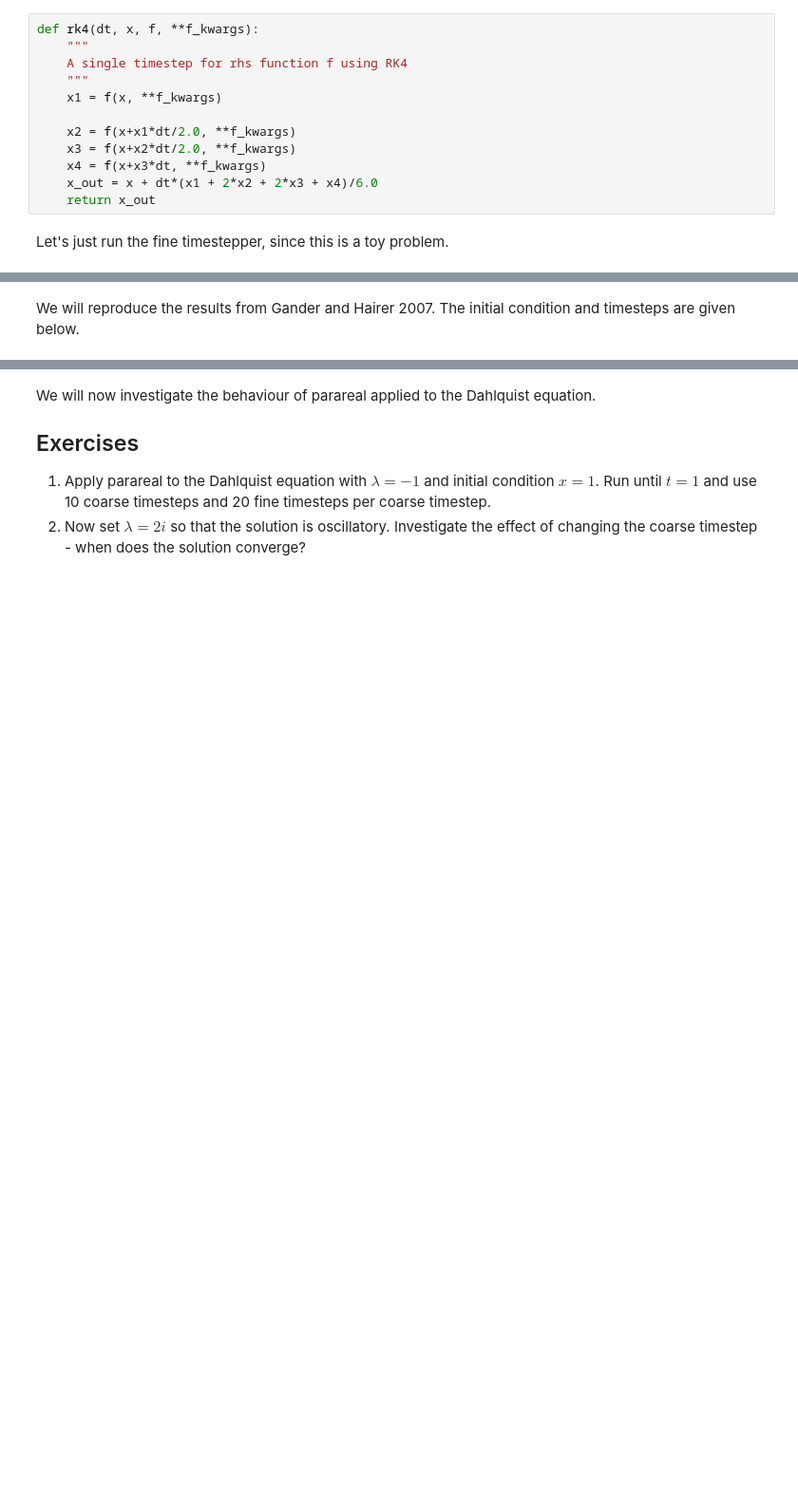
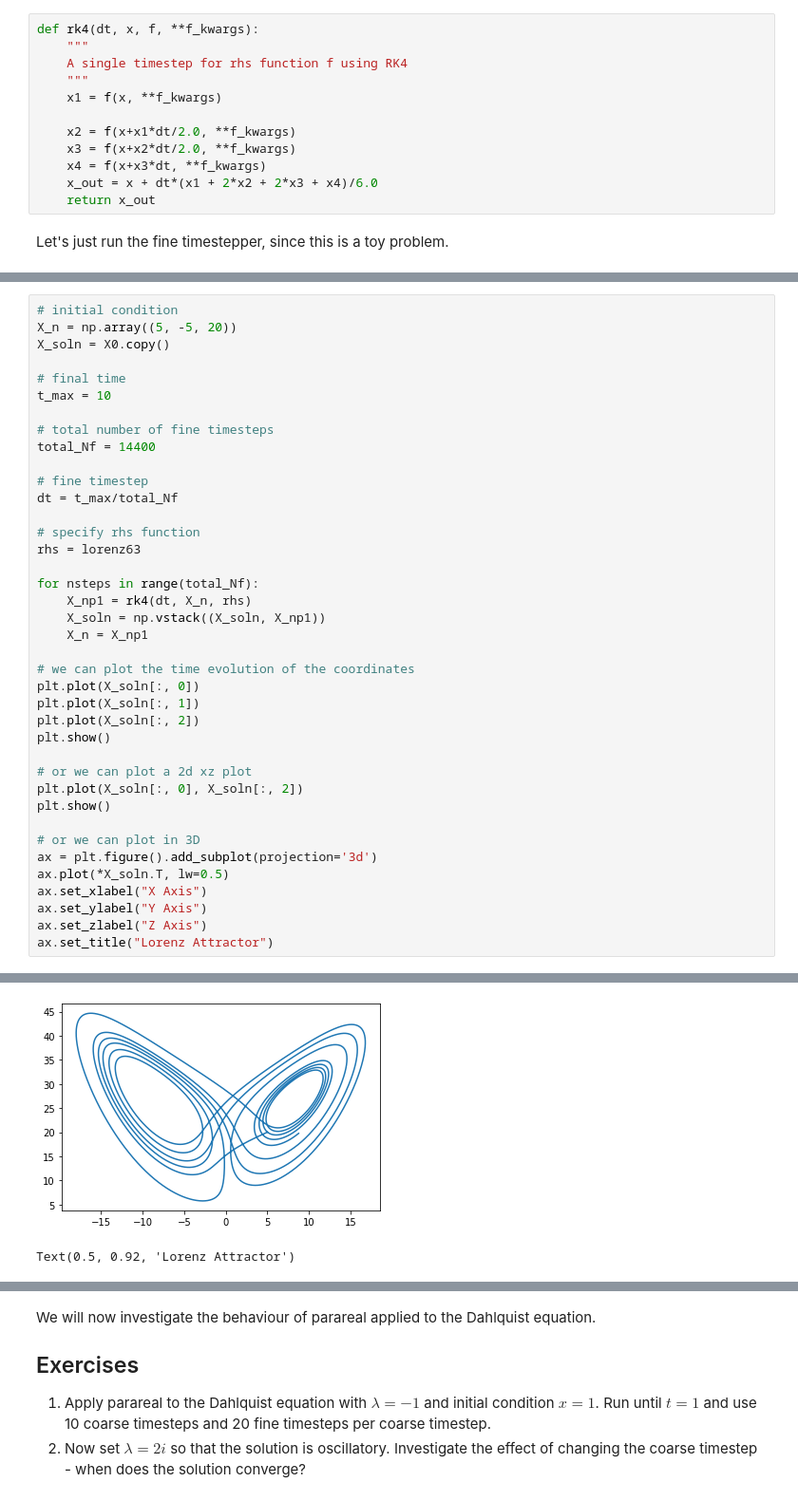
Before and after one commit to jshipton/ExascaleAlgorithmsPDEs, a Jupyter notebook: parareal_answers.ipynb, the cells around one changed output, grey strips where cells are left out. Shown at 95% size. Saved outputs shown, nothing was run; the diff lists cells and outputs as text; blank space fills up the shorter version.

Commit message:
completed code for parareal applied to the Lorenz system

```diff
--- a/parareal_answers.ipynb
+++ b/parareal_answers.ipynb
@@ -96,2 +55,40 @@ ax.set_title("Lorenz Attractor")
-# %% [markdown]
-We will reproduce the results from Gander and Hairer 2007. The initial condition and timesteps are given below.
+# %%
+# initial condition
+X_n = np.array((5, -5, 20))
+X_soln = X0.copy()
+
+# final time
+t_max = 10
+
+# total number of fine timesteps
+total_Nf = 14400
+
+# fine timestep
+dt = t_max/total_Nf
+
+# specify rhs function
+rhs = lorenz63
+
+for nsteps in range(total_Nf):
+    X_np1 = rk4(dt, X_n, rhs)
+    X_soln = np.vstack((X_soln, X_np1))
+    X_n = X_np1
+
+# we can plot the time evolution of the coordinates
+plt.plot(X_soln[:, 0])
+plt.plot(X_soln[:, 1])
+plt.plot(X_soln[:, 2])
+plt.show()
+
+# or we can plot a 2d xz plot
+plt.plot(X_soln[:, 0], X_soln[:, 2])
+plt.show()
+
+# or we can plot in 3D
+ax = plt.figure().add_subplot(projection='3d')
+ax.plot(*X_soln.T, lw=0.5)
+ax.set_xlabel("X Axis")
+ax.set_ylabel("Y Axis")
+ax.set_zlabel("Z Axis")
+ax.set_title("Lorenz Attractor")
+# %% [output]
@@ -97,0 +96,2 @@ We will reproduce the results from Gander and Hairer 2007. The initial condition
+[figure, added]
+Text(0.5, 0.92, 'Lorenz Attractor')
```
Also changed, not shown: parts of 4 cells of this notebook.
